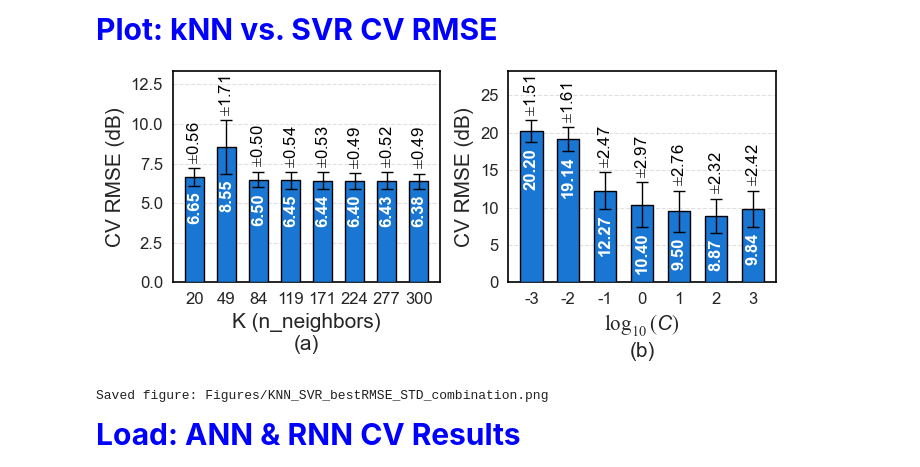
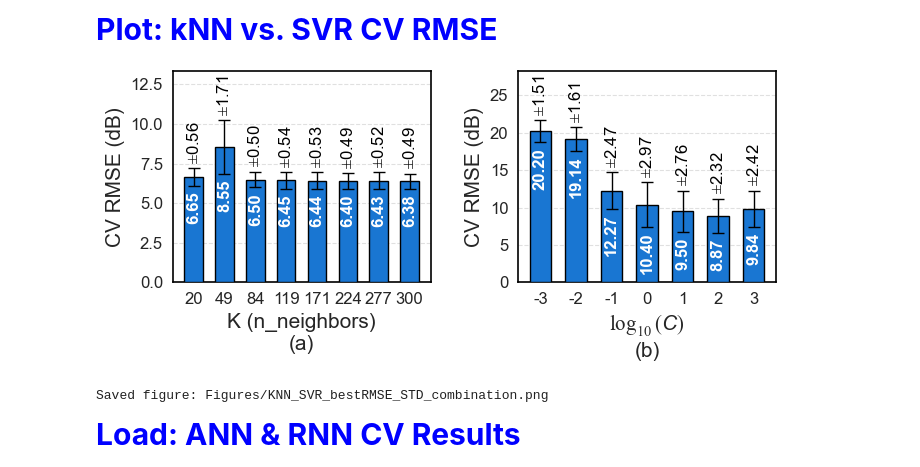
Before and after one commit to nahshonmokua/LoRaWAN-IndoorPathLossModeling-ML, a Jupyter notebook: 12_General_Comparisons.ipynb, the cells around one changed output. Saved outputs shown, nothing was run; the diff lists cells and outputs as text; code cells hidden in the pictures.

Commit message:
Update on plots...

```diff
--- a/12_General_Comparisons.ipynb
+++ b/12_General_Comparisons.ipynb
@@ -436,35 +436,35 @@ if svr_plot_df.empty:
 x_svr = np.arange(len(svr_plot_df))
 ax_svr.bar(
     x_svr,
     svr_plot_df["CV_RMSE"],
     width=0.6,
     yerr=svr_plot_df["STD_RMSE"],
     capsize=4,
     color=bar_color,
     edgecolor="black",
     linewidth=1,
     zorder=3,
     error_kw=dict(elinewidth=1, capthick=1),
 )
 for xi, cv, sd in zip(x_svr, svr_plot_df["CV_RMSE"], svr_plot_df["STD_RMSE"]):
     annotate_bar(ax_svr, xi, cv, sd)
 
 ax_svr.set_xticks(x_svr)
 ax_svr.set_xticklabels([f"{v:.0f}" for v in svr_plot_df["log10_C"]], fontsize=tick_fontsize)
 y_top_svr = float((svr_plot_df["CV_RMSE"] + svr_plot_df["STD_RMSE"]).max())
 ax_svr.set_ylim(0, y_top_svr * 1.3)
 ax_svr.yaxis.set_major_locator(MultipleLocator(y_tick_step))
 style_panel(ax_svr, r"$\log_{10}(C)$", "(b)")
 
-fig.tight_layout()
+fig.tight_layout(w_pad=2.5) # gap between the two panels
 
 fig_path = os.path.join(FIGURES_DIR, "KNN_SVR_bestRMSE_STD_combination.png")
 plt.savefig(fig_path, dpi=600, bbox_inches="tight", pad_inches=0.03)
 
 plt.show()
 print(f"Saved figure: {fig_path}")
 # %% [output]
-[figure, old version]
+[figure, new version]
 Saved figure: Figures/KNN_SVR_bestRMSE_STD_combination.png
 # %% [markdown]
 <p style="font-family: 'Courier New', Courier, monospace; font-size: 30px; font-weight: bold; color: blue;  text-align: left;">
```
Also changed, not shown: parts of 2 cells of this notebook, 7 other files.
